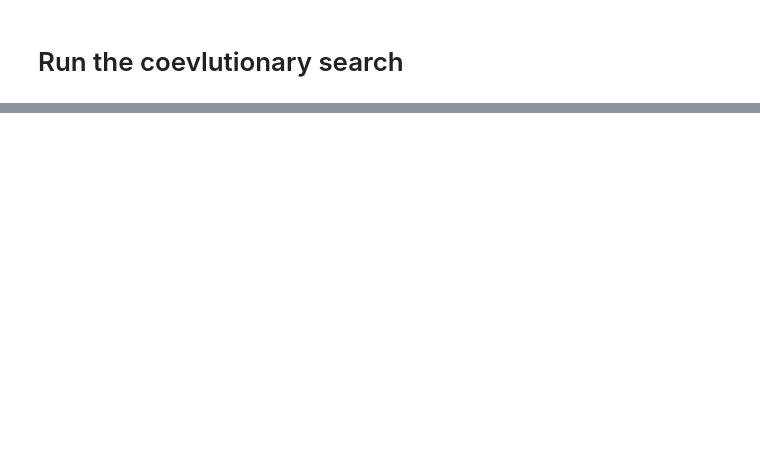
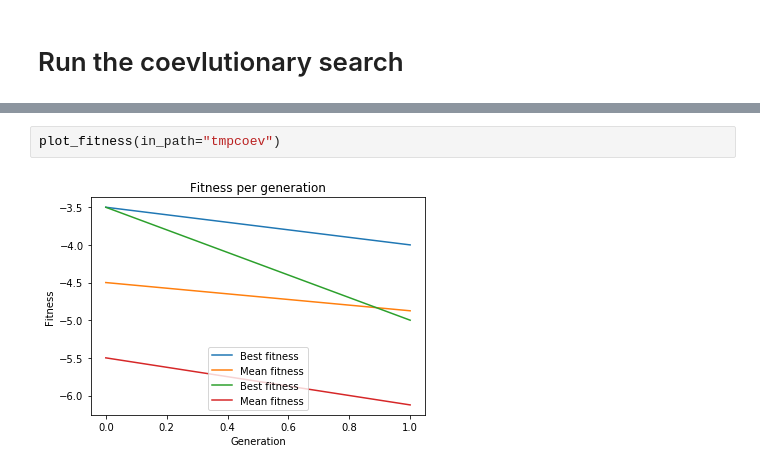
Before and after one commit to flexgp/donkey_ge, a Jupyter notebook: tutorials/prisoners_dilemma.ipynb, the cells around one changed output, grey strips where cells are left out. Drawn from its saved outputs; the diff is of its cells as text; blank space fills up the shorter version.

```diff
--- a/tutorials/prisoners_dilemma.ipynb
+++ b/tutorials/prisoners_dilemma.ipynb
@@ -66,0 +69,4 @@ Time: 0.035 Best solution:OrderedDict([('attacker', <heuristics.donkey_ge.Indivi
+# %%
+plot_fitness(in_path="tmpcoev")
+# %% [output]
+[figure, added]
```
Also changed, not shown: parts of 4 cells of this notebook, 37 other files.
